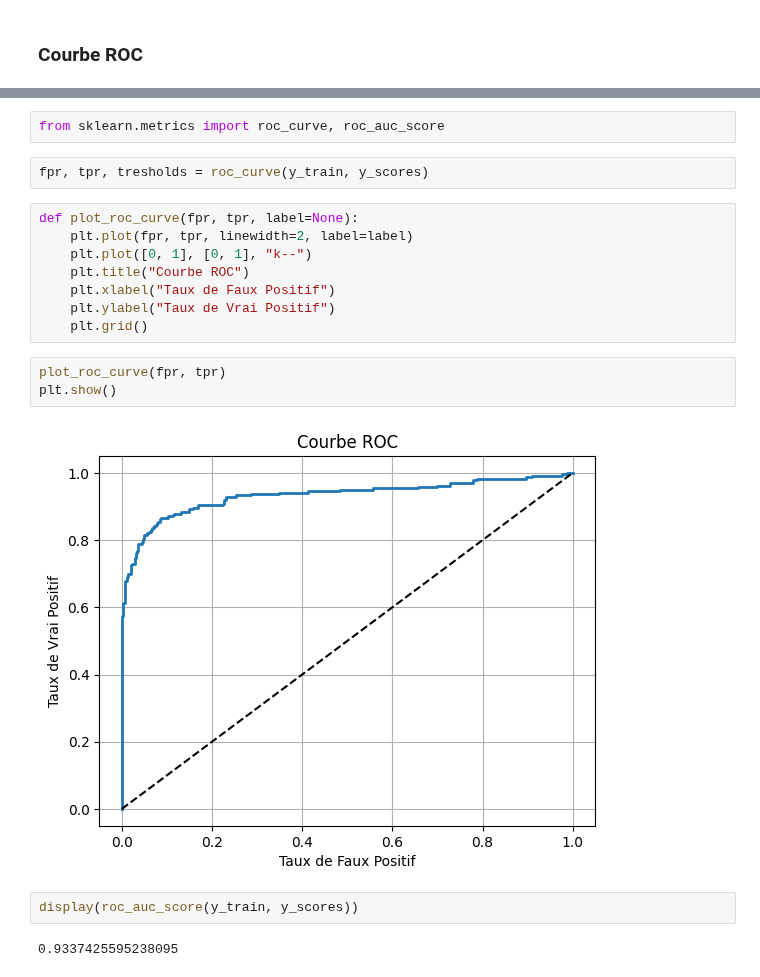
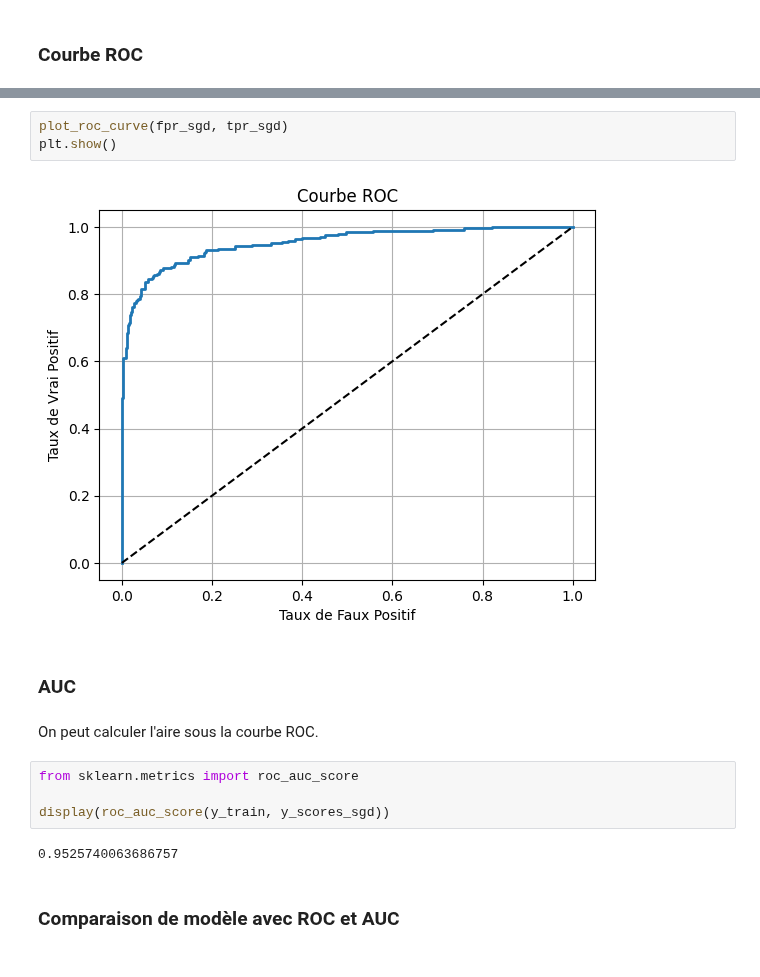
Before and after one commit to ElieLECAS/ML_avance, a Jupyter notebook: roc_auc.ipynb, the cells around one changed output, grey strips where cells are left out. Saved outputs shown, nothing was run; the diff lists cells and outputs as text.

```diff
--- a/roc_auc.ipynb
+++ b/roc_auc.ipynb
@@ -147,21 +179,17 @@ Seuil pour obtenir une precision de 90% :  1.5643506399766398
+# %%
+plot_roc_curve(fpr_sgd, tpr_sgd)
+plt.show()
+# %% [output]
+[figure, added]
+# %% [markdown]
+### AUC
+# %% [markdown]
+On peut calculer l'aire sous la courbe ROC.
 # %%
-from sklearn.metrics import roc_curve, roc_auc_score
+from sklearn.metrics import roc_auc_score
+
+display(roc_auc_score(y_train, y_scores_sgd))
+# %% [output]
+0.9525740063686757
-# %%
-fpr, tpr, tresholds = roc_curve(y_train, y_scores)
-# %%
-def plot_roc_curve(fpr, tpr, label=None):
-    plt.plot(fpr, tpr, linewidth=2, label=label)
-    plt.plot([0, 1], [0, 1], "k--")
-    plt.title("Courbe ROC")
-    plt.xlabel("Taux de Faux Positif")
-    plt.ylabel("Taux de Vrai Positif")
-    plt.grid()
-# %%
-plot_roc_curve(fpr, tpr)
-plt.show()
-# %% [output]
-[figure, removed]
-# %%
-display(roc_auc_score(y_train, y_scores))
-# %% [output]
-0.9337425595238095
+# %% [markdown]
+### Comparaison de modèle avec ROC et AUC
```
Also changed, not shown: parts of 11 cells of this notebook.
